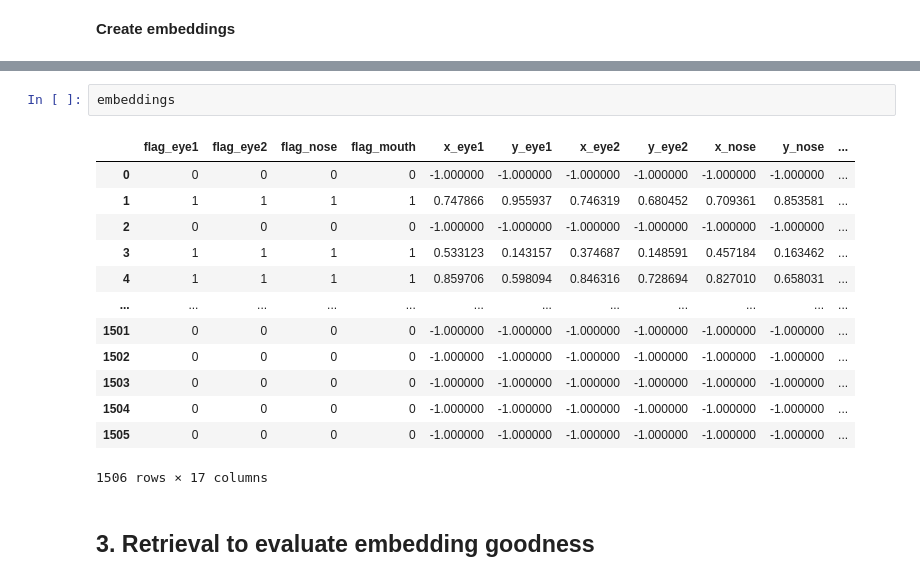
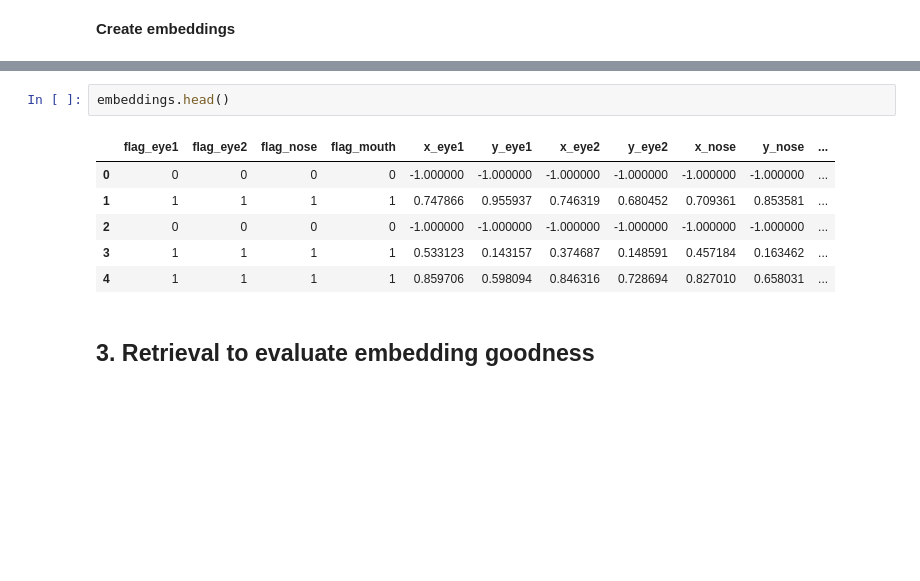
Before and after one commit to Lori-in-the-clouds/SIDS_revelation_project, a Jupyter notebook: pipeline_terry/pipeline_dataset_v2.ipynb, the cells around one changed output, grey strips where cells are left out. Drawn from its saved outputs; the diff is of its cells as text; blank space fills up the shorter version.

```diff
--- a/pipeline_terry/pipeline_dataset_v2.ipynb
+++ b/pipeline_terry/pipeline_dataset_v2.ipynb
@@ -173,21 +160,14 @@ Creation of all features embedding----------------------------------------------
 1506 embedding created
 ------------------------------------------------------------------------------------------
 # %%
-embeddings
+embeddings.head()
 # %% [output]
 |  | flag_eye1 | flag_eye2 | flag_nose | flag_mouth | x_eye1 | y_eye1 | x_eye2 | y_eye2 | x_nose | y_nose | ... |
 | 0 | 0 | 0 | 0 | 0 | -1.000000 | -1.000000 | -1.000000 | -1.000000 | -1.000000 | -1.000000 | ... |
 | 1 | 1 | 1 | 1 | 1 | 0.747866 | 0.955937 | 0.746319 | 0.680452 | 0.709361 | 0.853581 | ... |
 | 2 | 0 | 0 | 0 | 0 | -1.000000 | -1.000000 | -1.000000 | -1.000000 | -1.000000 | -1.000000 | ... |
 | 3 | 1 | 1 | 1 | 1 | 0.533123 | 0.143157 | 0.374687 | 0.148591 | 0.457184 | 0.163462 | ... |
 | 4 | 1 | 1 | 1 | 1 | 0.859706 | 0.598094 | 0.846316 | 0.728694 | 0.827010 | 0.658031 | ... |
-| ... | ... | ... | ... | ... | ... | ... | ... | ... | ... | ... | ... |
-| 1501 | 0 | 0 | 0 | 0 | -1.000000 | -1.000000 | -1.000000 | -1.000000 | -1.000000 | -1.000000 | ... |
-| 1502 | 0 | 0 | 0 | 0 | -1.000000 | -1.000000 | -1.000000 | -1.000000 | -1.000000 | -1.000000 | ... |
-| 1503 | 0 | 0 | 0 | 0 | -1.000000 | -1.000000 | -1.000000 | -1.000000 | -1.000000 | -1.000000 | ... |
-| 1504 | 0 | 0 | 0 | 0 | -1.000000 | -1.000000 | -1.000000 | -1.000000 | -1.000000 | -1.000000 | ... |
-| 1505 | 0 | 0 | 0 | 0 | -1.000000 | -1.000000 | -1.000000 | -1.000000 | -1.000000 | -1.000000 | ... |
-1506 rows × 17 columns
 # %% [markdown]
 ## 3. Retrieval to evaluate embedding goodness
 # %%
```
Also changed, not shown: parts of 22 cells of this notebook, 7 other files.
